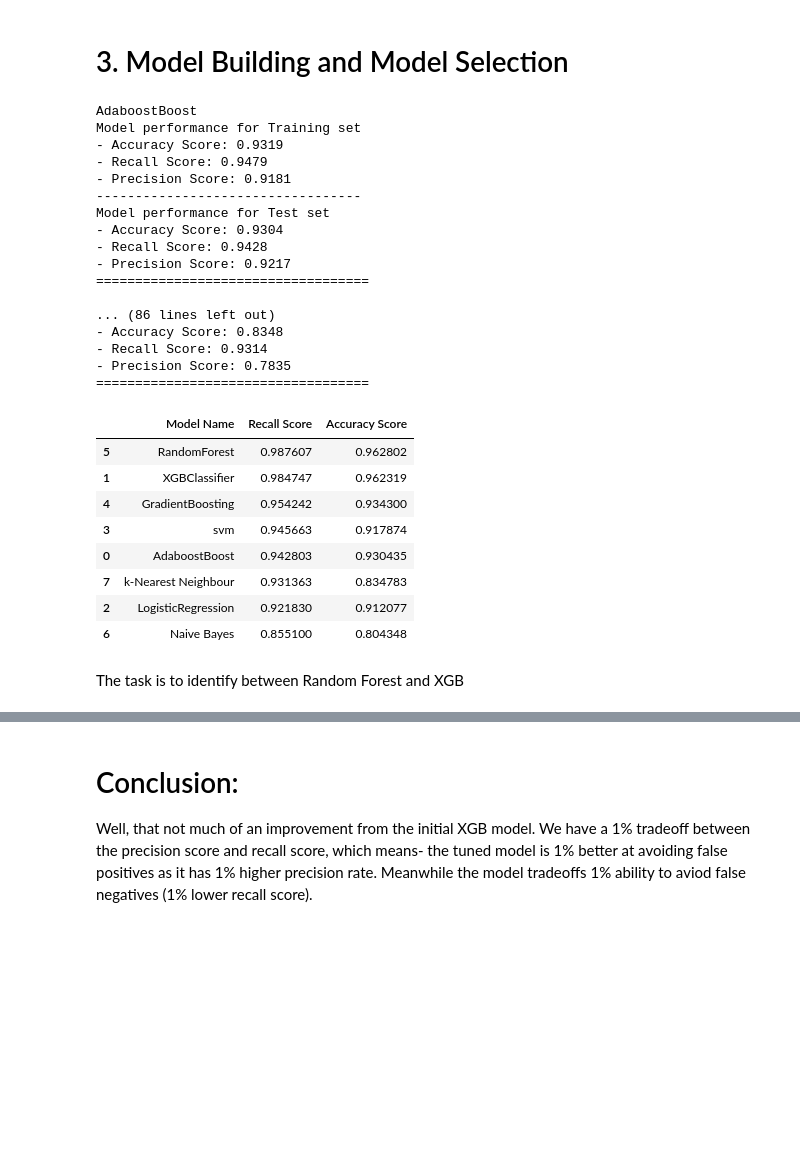
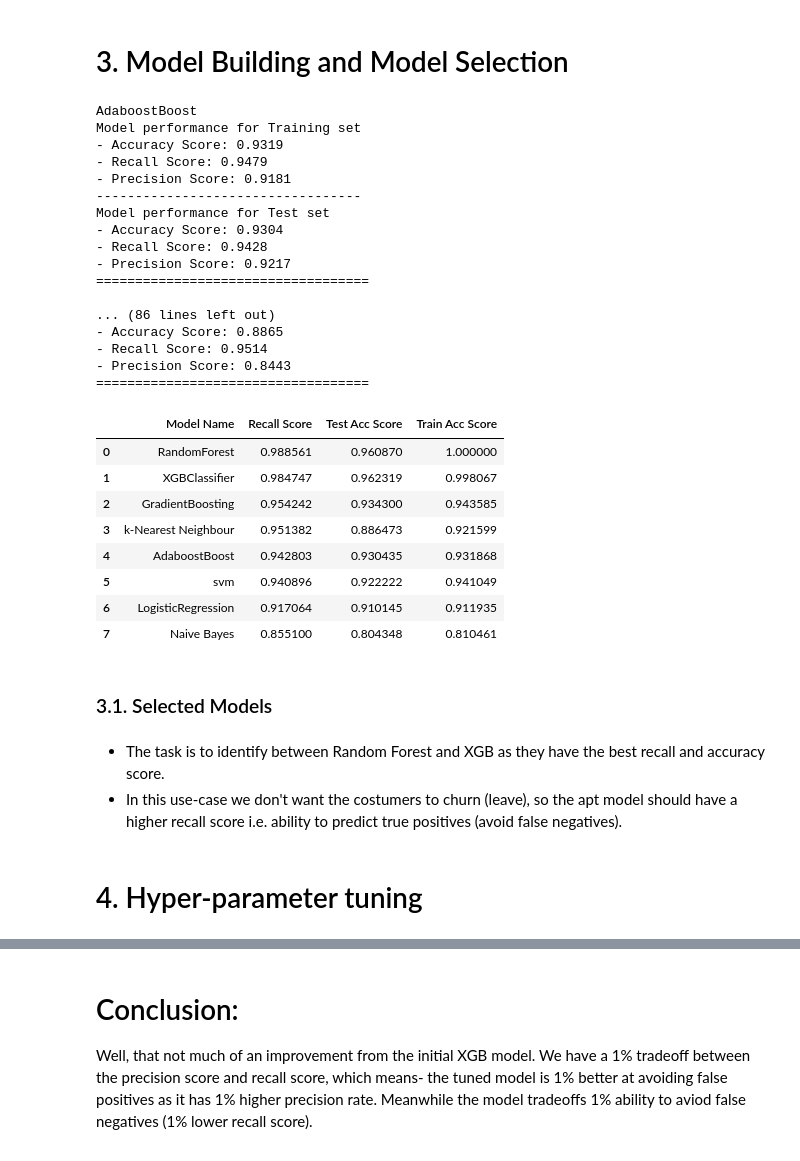
Before and after one commit to ankak2635/Customer-Churn-Predictor, a Jupyter notebook: notebook/EDA_Training.ipynb, the cells around one changed output, grey strips where cells are left out. Drawn from its saved outputs; the diff is of its cells as text; code cells hidden in the pictures; blank space fills up the shorter version.

```diff
--- a/notebook/EDA_Training.ipynb
+++ b/notebook/EDA_Training.ipynb
@@ -555,7 +562,8 @@ cat_features = [i for i in filtered_df.columns if filtered_df[i].dtype == 'objec
 num_cols = ['Tenure Months', 'Monthly Charges', 'CLTV',  'Churn Score']
 
 # Define transformers
-num_transformer = MinMaxScaler()
+# num_transformer = MinMaxScaler()
+num_transformer = StandardScaler()
 cat_transformers = OneHotEncoder()
 
 # Define pipeline
@@ -591,7 +599,7 @@ def evaluate_model(true, predicted):
 # Define all the models to be evaluated
 models={
     'AdaboostBoost' : AdaBoostClassifier(),
-    'XGBClassifier' : XGBClassifier(),
+    'XGBClassifier' : XGBClassifier(random_state=1),
     'LogisticRegression' : LogisticRegression(),
     'svm' : svm.SVC(),
     'GradientBoosting' : GradientBoostingClassifier(),
@@ -601,7 +609,8 @@ models={
 }
 
 model_list = []
-acc_list = []
+test_acc_list = []
+train_acc_list = []
 recall_list = []
 precesion_list = []
 # %%
@@ -632,7 +641,8 @@ for i in range(len(models)):
     print("- Accuracy Score: {:.4f}".format(test_acc))
     print("- Recall Score: {:.4f}".format(test_recall))
     print("- Precision Score: {:.4f}".format(test_precision))
-    acc_list.append(test_acc)
+    test_acc_list.append(test_acc)
+    train_acc_list.append(train_acc)
     recall_list.append(test_recall)
     precesion_list.append(test_precision)
 
@@ -652,22 +662,28 @@ Model performance for Test set
 ===================================
 
 ... (86 lines left out)
-- Accuracy Score: 0.8348
-- Recall Score: 0.9314
-- Precision Score: 0.7835
+- Accuracy Score: 0.8865
+- Recall Score: 0.9514
+- Precision Score: 0.8443
 ===================================
 # %%
-pd.DataFrame(list(zip(model_list, recall_list, acc_list)), columns=['Model Name', 'Recall Score', 'Accuracy Score'])\
-    .sort_values(by=["Recall Score"],ascending=False)
+pd.DataFrame(list(zip(model_list, recall_list, test_acc_list, train_acc_list)), \
+             columns=['Model Name', 'Recall Score', 'Test Acc Score', 'Train Acc Score'])\
+                .sort_values(by=["Recall Score"],ascending=False).reset_index(drop=True)
 # %% [output]
-|  | Model Name | Recall Score | Accuracy Score |
-| 5 | RandomForest | 0.987607 | 0.962802 |
-| 1 | XGBClassifier | 0.984747 | 0.962319 |
-| 4 | GradientBoosting | 0.954242 | 0.934300 |
-| 3 | svm | 0.945663 | 0.917874 |
-| 0 | AdaboostBoost | 0.942803 | 0.930435 |
-| 7 | k-Nearest Neighbour | 0.931363 | 0.834783 |
-| 2 | LogisticRegression | 0.921830 | 0.912077 |
-| 6 | Naive Bayes | 0.855100 | 0.804348 |
+|  | Model Name | Recall Score | Test Acc Score | Train Acc Score |
+| 0 | RandomForest | 0.988561 | 0.960870 | 1.000000 |
+| 1 | XGBClassifier | 0.984747 | 0.962319 | 0.998067 |
+| 2 | GradientBoosting | 0.954242 | 0.934300 | 0.943585 |
+| 3 | k-Nearest Neighbour | 0.951382 | 0.886473 | 0.921599 |
+| 4 | AdaboostBoost | 0.942803 | 0.930435 | 0.931868 |
+| 5 | svm | 0.940896 | 0.922222 | 0.941049 |
+| 6 | LogisticRegression | 0.917064 | 0.910145 | 0.911935 |
+| 7 | Naive Bayes | 0.855100 | 0.804348 | 0.810461 |
-# %% [markdown]
-The task is to identify between Random Forest and XGB
+# %% [markdown]
+### 3.1. Selected Models
+# %% [markdown]
+* The task is to identify between Random Forest and XGB as they have the best recall and accuracy score.
+* In this use-case we don't want the costumers to churn (leave), so the apt model should have a higher recall score i.e. ability to predict true positives (avoid false negatives).
+# %% [markdown]
+# 4. Hyper-parameter tuning
```
Also changed, not shown: parts of 7 cells of this notebook, 1 other file.
